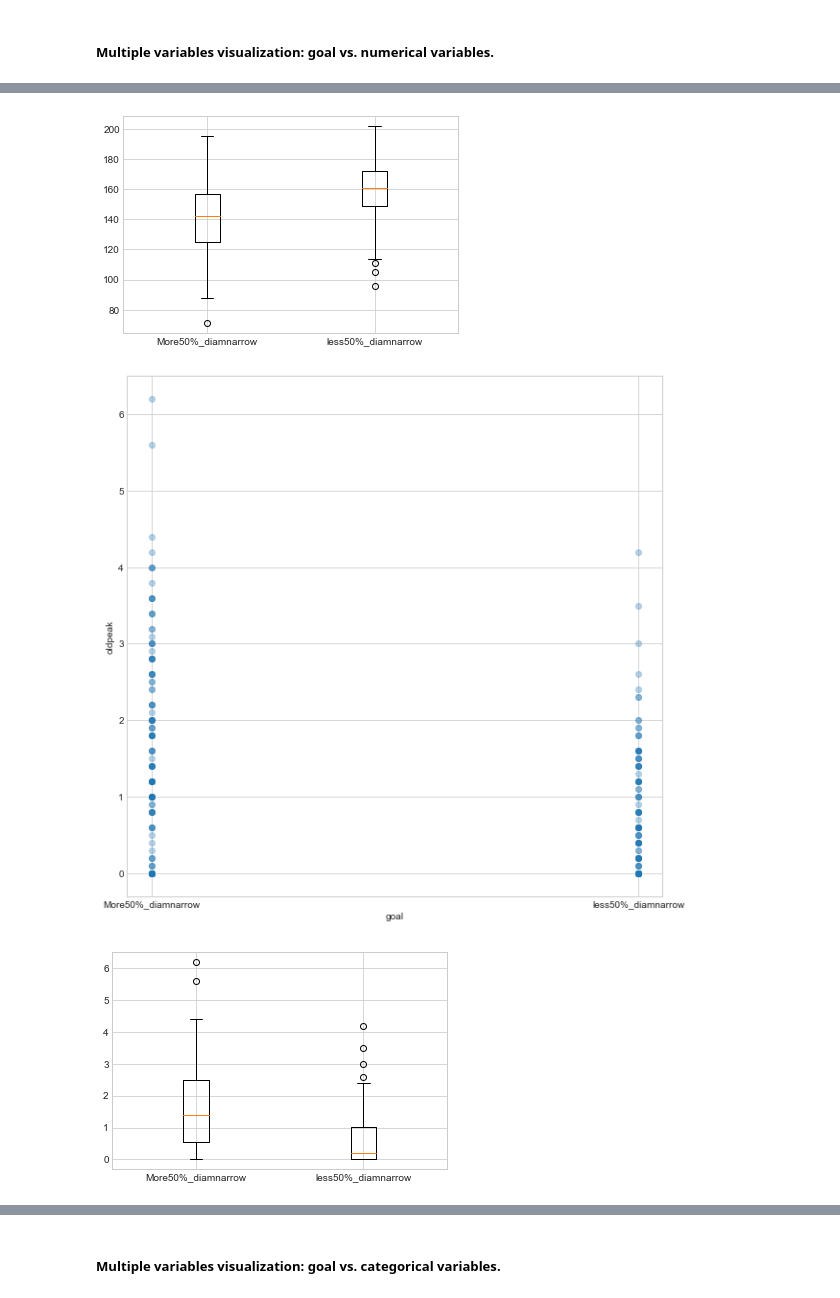
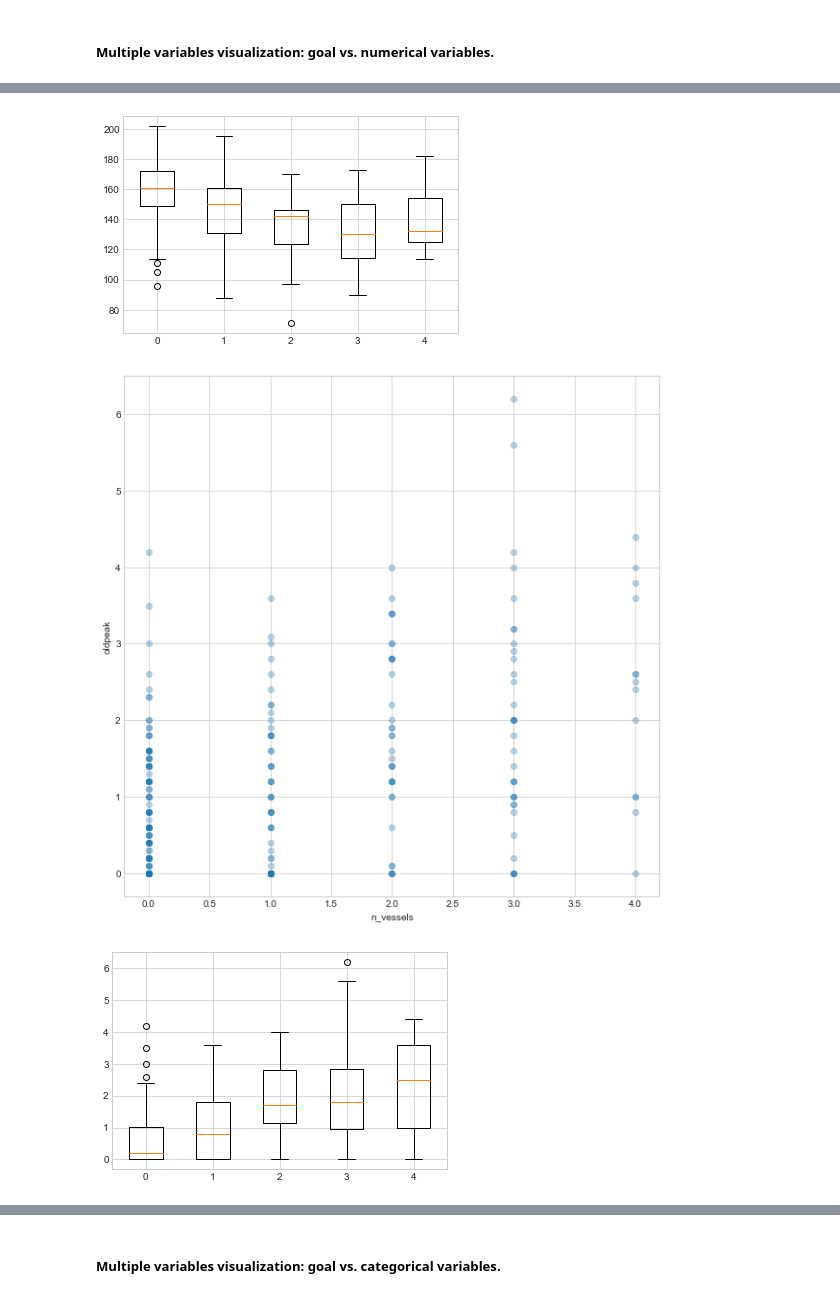
Before and after one commit to HtmBnAmr/hba-cce-cebd1260-prj, a Jupyter notebook: notebooks/hba-cce-cebd1260-HDS-wrangleandEDA.ipynb, the cells around one changed output, grey strips where cells are left out. Drawn from its saved outputs; the diff is of its cells as text; code cells hidden in the pictures.

```diff
--- a/notebooks/hba-cce-cebd1260-HDS-wrangleandEDA.ipynb
+++ b/notebooks/hba-cce-cebd1260-HDS-wrangleandEDA.ipynb
@@ -47,7 +47,7 @@ df_hds[df_hds.isnull().any(axis=1)]
 # %%
 # Rename columns
 #df_clv.rename(columns=['age', 'sex', 'cp', 'trestbps', 'chol', 'fbs', 'restecg', 'thalach', 'exang', 'oldpeak', 'slope', 'ca', 'thal', 'goal'])
-df_hds.columns=["age", "sex", "cp", "trestbps", "chol", "fbs", "restecg", "thalach", "exang", "oldpeak", "slope", "ca", "thal", "goal"]
+df_hds.columns=["age", "sex", "cp", "trestbps", "chol", "fbs", "restecg", "thalach", "exang", "oldpeak", "slope", "ca", "thal", "n_vessels"]
 df_hds.columns
 # %% [output]
 Index(['age', 'sex', 'cp', 'trestbps', 'chol', 'fbs', 'restecg', 'thalach',
@@ -88,7 +88,7 @@ df_hds.tail()
 # %%
 # Some 'goal' values exceed 1 whereas they ar assumed to be either 0 or 1. They are set back to 1.
 # 'thal' and 'ca' have bad values '?'. They are set to default "no issue" values for each.
-df_hds["goal"] = nmp.where(df_hds['goal'] >= 1, 1, df_hds['goal'])
+#df_hds["goal"] = nmp.where(df_hds['n_vessels'] >= 1, 1, df_hds['n_vessels'])
 df_hds["ca"] = nmp.where(df_hds['ca']=='?', '0.0', df_hds['ca'])
 df_hds["thal"] = nmp.where(df_hds['thal']=='?', '3.0', df_hds['thal'])
 # %%
@@ -151,8 +151,8 @@ df_mod["slope"] = nmp.where((df_hds['slope'] == 1), 'unslope', df_mod['slope'])
 df_mod["slope"] = nmp.where((df_hds['slope'] == 2), 'noslope', df_mod['slope'])
 df_mod["slope"] = nmp.where((df_hds['slope'] == 3), 'dnslope', df_mod['slope'])
 df_mod['slope']
-# fbs
-df_mod["goal"] = nmp.where(df_hds['goal'] < 0.5, 'less50%_diamnarrow', 'More50%_diamnarrow')
-df_mod['goal']
+# n_vessels
+#df_mod["n_vessels"] = nmp.where(df_hds['n_vessels'] < 0.5, 'NO vessels', '1+ vessels')
+#df_mod['n_vessels']
 df_mod.describe()
 # %% [output]
@@ -620,37 +630,37 @@ plt.show()
 # Box plot to show the distribution between thalach x goal
 values = []
 labels = []
-for goal in sorted(df_mod['goal'].unique()):
+for goal in sorted(df_mod['n_vessels'].unique()):
     labels.append(goal)
-    values.append(df_mod[df_mod['goal']==goal]['thalach'])
+    values.append(df_mod[df_mod['n_vessels']==goal]['thalach'])
 
 plt.boxplot(values)
 plt.xticks(range(1,len(labels)+1), labels, rotation='horizontal')
 plt.show()
 # %% [output]
-[figure, old version]
+[figure, new version]
 # %%
 # Visualization of the correlation between goal x oldpeak
 
 plt.figure(figsize=(10,10))
-plt.xlabel('goal')
+plt.xlabel('n_vessels')
 plt.ylabel('oldpeak')
 
 
-plt.plot( df_mod['goal'], df_mod['oldpeak'], 'o', alpha=0.3)
+plt.plot( df_mod['n_vessels'], df_mod['oldpeak'], 'o', alpha=0.3)
 plt.show()
 # %% [output]
-[figure, old version]
+[figure, new version]
 # %%
 # Box plot to show the distribution between oldpeak x goal
 values = []
 labels = []
-for goal in sorted(df_mod['goal'].unique()):
+for goal in sorted(df_mod['n_vessels'].unique()):
     labels.append(goal)
-    values.append(df_mod[df_mod['goal']==goal]['oldpeak'])
+    values.append(df_mod[df_mod['n_vessels']==goal]['oldpeak'])
 
 plt.boxplot(values)
 plt.xticks(range(1,len(labels)+1), labels, rotation='horizontal')
 plt.show()
 # %% [output]
-[figure, old version]
+[figure, new version]
```
Also changed, not shown: parts of 26 cells of this notebook, 3 other files.
